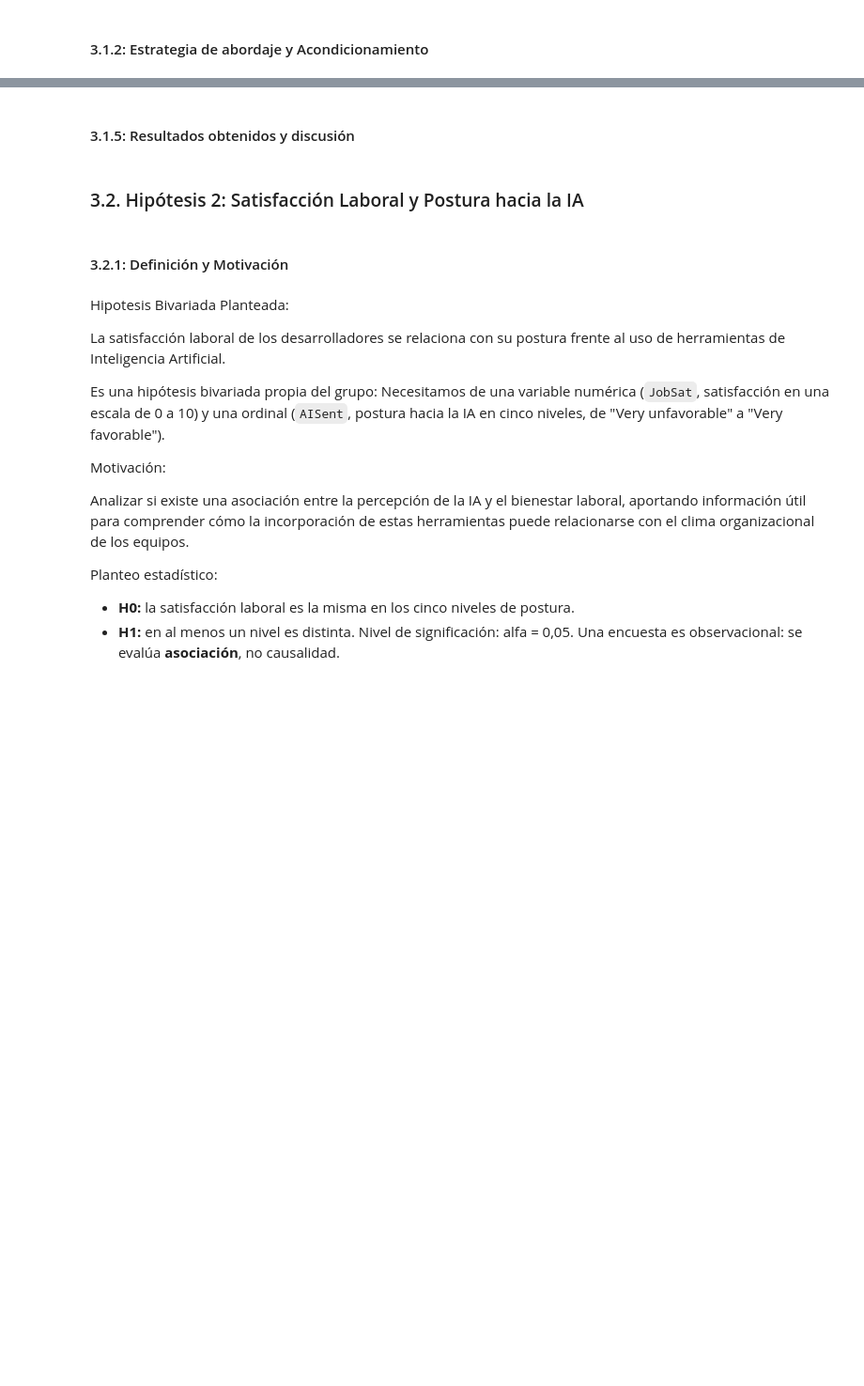
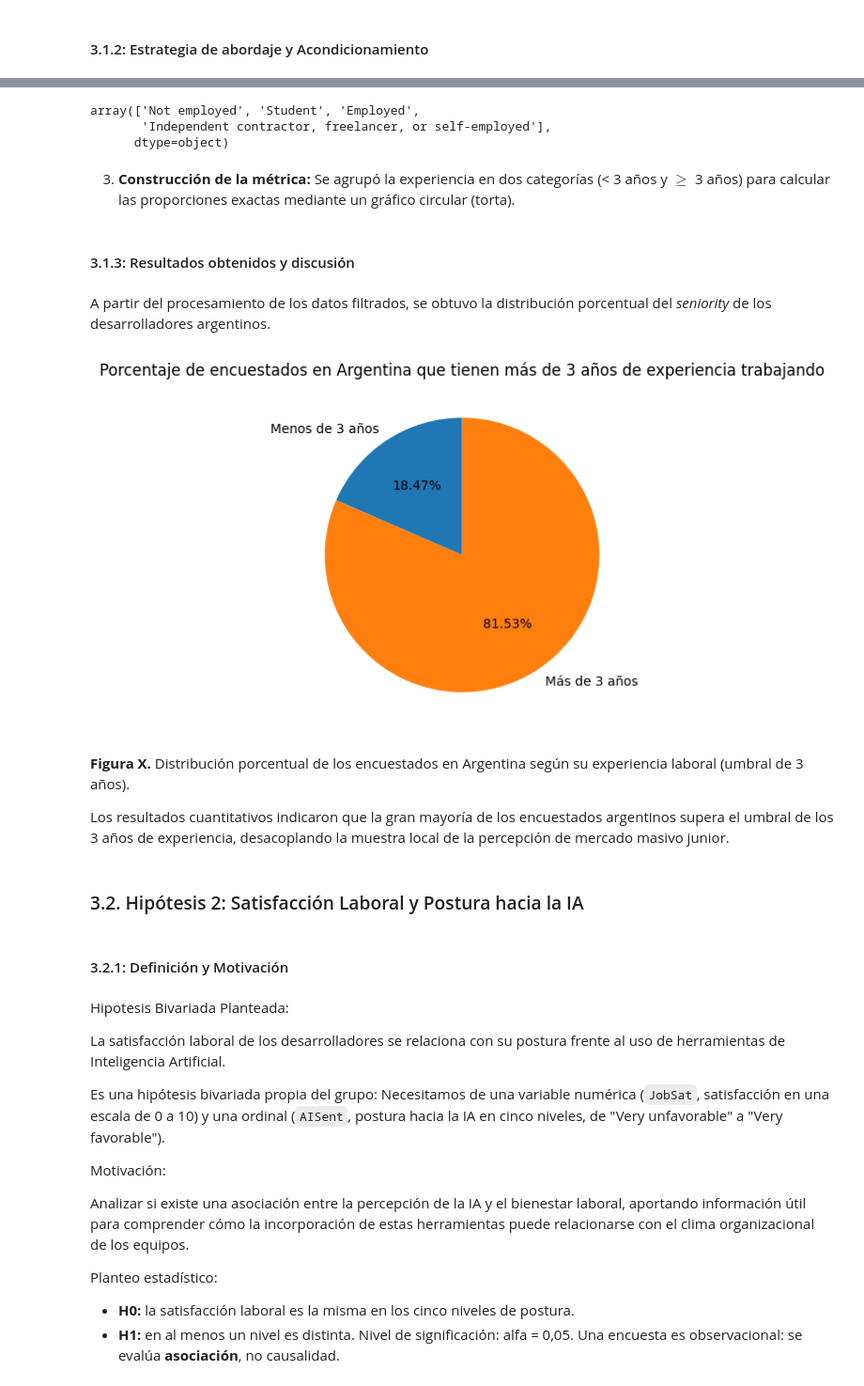
Before and after one commit to Smigol297/TPE-Fundamentos-ciencia-datos, a Jupyter notebook: TPE-Fundamentos-StackOverflow-Grupo35.ipynb, the cells around one changed output, grey strips where cells are left out. Shown at 94% size. Cells and saved outputs as stored; diff of their text form; code cells hidden in the pictures; blank space fills up the shorter version.

```diff
--- a/TPE-Fundamentos-StackOverflow-Grupo35.ipynb
+++ b/TPE-Fundamentos-StackOverflow-Grupo35.ipynb
@@ -348,0 +336,2 @@ Total de observaciones tras la limpieza general del Subgrupo 4: 22804
+# %%
+encuestados_argentina_hipotesis1 = df_perfil_economico[df_perfil_economico["Country"]=="Argentina"].copy()
@@ -349,5 +374,38 @@ Total de observaciones tras la limpieza general del Subgrupo 4: 22804
+# %%
+# Podemos observar que quienes no respondieron a la pregunta sobre los años de experiencia trabajando, son de perfiles distintos
+filas_nulos["Employment"].unique()
+# %% [output]
+array(['Not employed', 'Student', 'Employed',
+       'Independent contractor, freelancer, or self-employed'],
+      dtype=object)
+# %%
+# Ya que la mayoria son estudiantes o no empleados, procedemos a colocarles los años de experiencia en 0
+encuestados_argentina_hipotesis1["WorkExp"] = encuestados_argentina_hipotesis1["WorkExp"].fillna(0)
+# %% [markdown]
+3. **Construcción de la métrica:** Se agrupó la experiencia en dos categorías (< 3 años y $\ge$ 3 años) para calcular las proporciones exactas mediante un gráfico circular (torta).
+# %%
+experiencia_encuestados_argentina = encuestados_argentina_hipotesis1["WorkExp"]
+supera = (experiencia_encuestados_argentina >= 3.0).sum()
+no_supera = (experiencia_encuestados_argentina < 3.0).sum()
 # %% [markdown]
-#### 3.1.5: Resultados obtenidos y discusión
+#### 3.1.3: Resultados obtenidos y discusión
+# %% [markdown]
+A partir del procesamiento de los datos filtrados, se obtuvo la distribución porcentual del *seniority* de los desarrolladores argentinos.
+# %%
+plt.pie(
+    [no_supera, supera],
+    labels=["Menos de 3 años", "Más de 3 años"],
+    autopct="%1.2f%%",
+    startangle=90,
+)
+plt.title("Porcentaje de encuestados en Argentina que tienen más de 3 años de experiencia trabajando")
+plt.show()
+# %% [output]
+[figure, added]
+# %% [markdown]
+**Figura X.** Distribución porcentual de los encuestados en Argentina según su experiencia laboral (umbral de 3 años).
+
+Los resultados cuantitativos indicaron que la gran mayoría de los encuestados argentinos supera el umbral de los 3 años de experiencia, desacoplando la muestra local de la percepción de mercado masivo junior.
 # %% [markdown]
 ### 3.2. Hipótesis 2: Satisfacción Laboral y Postura hacia la IA
 # %% [markdown]
```
Also changed, not shown: parts of 58 cells of this notebook, 4 other files.
